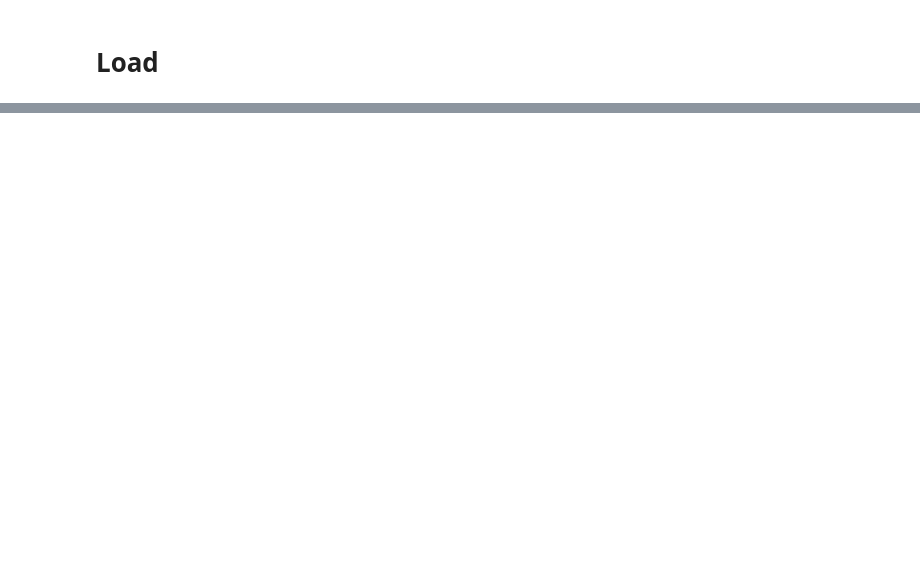
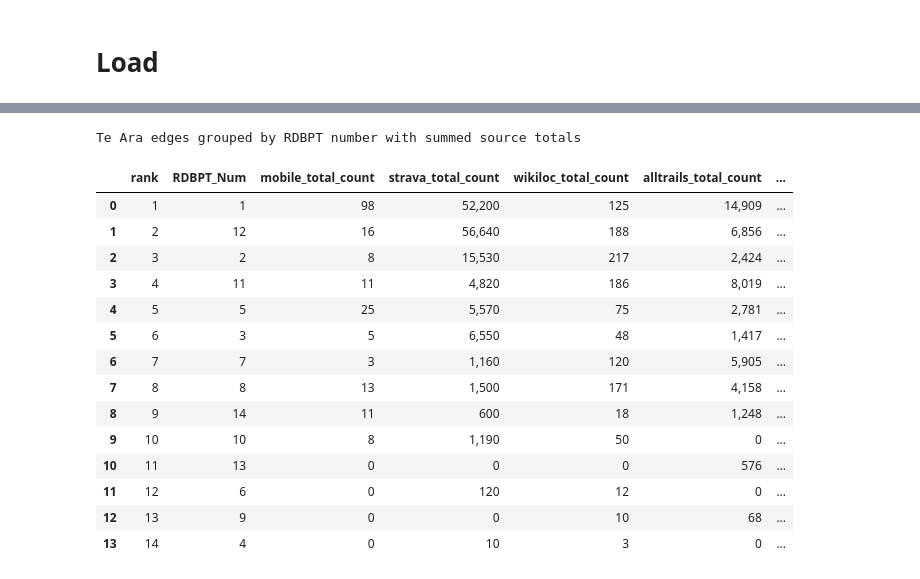
Before and after one commit to MaxwellBusby/banks-peninsula-organic-data-processing, a Jupyter notebook: Analysis.ipynb, the cells around one changed output, grey strips where cells are left out. Cells and saved outputs as stored; diff of their text form; code cells hidden in the pictures; blank space fills up the shorter version.

```diff
--- a/Analysis.ipynb
+++ b/Analysis.ipynb
@@ -313,0 +518,78 @@ plt.show()
+# %%
+source_prefixes = ['mobile', 'strava', 'wikiloc', 'alltrails']
+
+def build_te_ara_table(edges_df):
+    table = edges_df.copy()
+
+    for source_name in source_prefixes:
+        total_col = f'{source_name}_total_count'
+        ped_col = f'{source_name}_pedestrian_count'
+        cycle_col = f'{source_name}_cycle_count'
+
+        if total_col not in table.columns:
+            ped_series = table[ped_col] if ped_col in table.columns else 0
+            cycle_series = table[cycle_col] if cycle_col in table.columns else 0
+            table[total_col] = ped_series + cycle_series
+
+    source_total_cols = [f'{source_name}_total_count' for source_name in source_prefixes if f'{source_name}_total_count' in table.columns]
+
+    grouped = (
+        table.groupby('RDBPT_Num', as_index=False)[source_total_cols]
+        .sum()
+        .sort_values(['RDBPT_Num'])
+        .reset_index(drop=True)
+    )
+
+    grouped['total_count'] = grouped[source_total_cols].sum(axis=1)
+    grouped = grouped.sort_values(['total_count', 'RDBPT_Num'], ascending=[False, True]).reset_index(drop=True)
+    grouped.insert(0, 'rank', range(1, len(grouped) + 1))
+    return grouped
+
+te_ara_table = build_te_ara_table(Te_Ara_edges)
+
+display_cols = [
+    'rank',
+    'RDBPT_Num',
+    'mobile_total_count',
+    'strava_total_count',
+    'wikiloc_total_count',
+    'alltrails_total_count',
+    'total_count',
+]
+
+styled_te_ara_table = (
+    te_ara_table[display_cols]
+    .style
+    .format({
+        'mobile_total_count': '{:,.0f}',
+        'strava_total_count': '{:,.0f}',
+        'wikiloc_total_count': '{:,.0f}',
+        'alltrails_total_count': '{:,.0f}',
+        'total_count': '{:,.0f}',
+    })
+    .background_gradient(subset=['mobile_total_count'], cmap='Blues')
+    .background_gradient(subset=['strava_total_count'], cmap='Reds')
+    .background_gradient(subset=['wikiloc_total_count'], cmap='Greens')
+    .background_gradient(subset=['alltrails_total_count'], cmap='Oranges')
+    .background_gradient(subset=['total_count'], cmap='viridis')
+    .set_caption('Te Ara edges grouped by RDBPT number with summed source totals')
+)
+
+display(styled_te_ara_table)
+# %% [output]
+Te Ara edges grouped by RDBPT number with summed source totals
+|  | rank | RDBPT_Num | mobile_total_count | strava_total_count | wikiloc_total_count | alltrails_total_count | ... |
+| 0 | 1 | 1 | 98 | 52,200 | 125 | 14,909 | ... |
+| 1 | 2 | 12 | 16 | 56,640 | 188 | 6,856 | ... |
+| 2 | 3 | 2 | 8 | 15,530 | 217 | 2,424 | ... |
+| 3 | 4 | 11 | 11 | 4,820 | 186 | 8,019 | ... |
+| 4 | 5 | 5 | 25 | 5,570 | 75 | 2,781 | ... |
+| 5 | 6 | 3 | 5 | 6,550 | 48 | 1,417 | ... |
+| 6 | 7 | 7 | 3 | 1,160 | 120 | 5,905 | ... |
+| 7 | 8 | 8 | 13 | 1,500 | 171 | 4,158 | ... |
+| 8 | 9 | 14 | 11 | 600 | 18 | 1,248 | ... |
+| 9 | 10 | 10 | 8 | 1,190 | 50 | 0 | ... |
+| 10 | 11 | 13 | 0 | 0 | 0 | 576 | ... |
+| 11 | 12 | 6 | 0 | 120 | 12 | 0 | ... |
+| 12 | 13 | 9 | 0 | 0 | 10 | 68 | ... |
+| 13 | 14 | 4 | 0 | 10 | 3 | 0 | ... |
```
Also changed, not shown: parts of 23 cells of this notebook, 8 other files.
